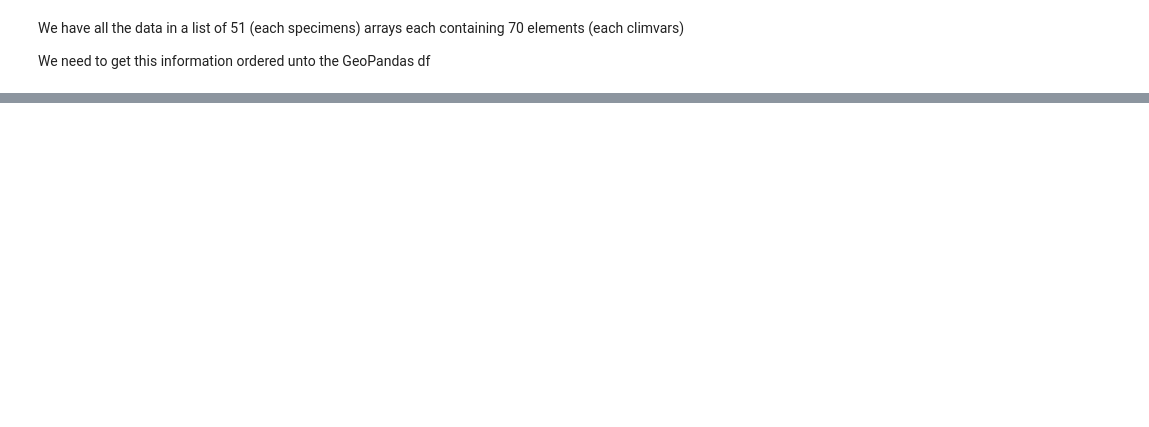
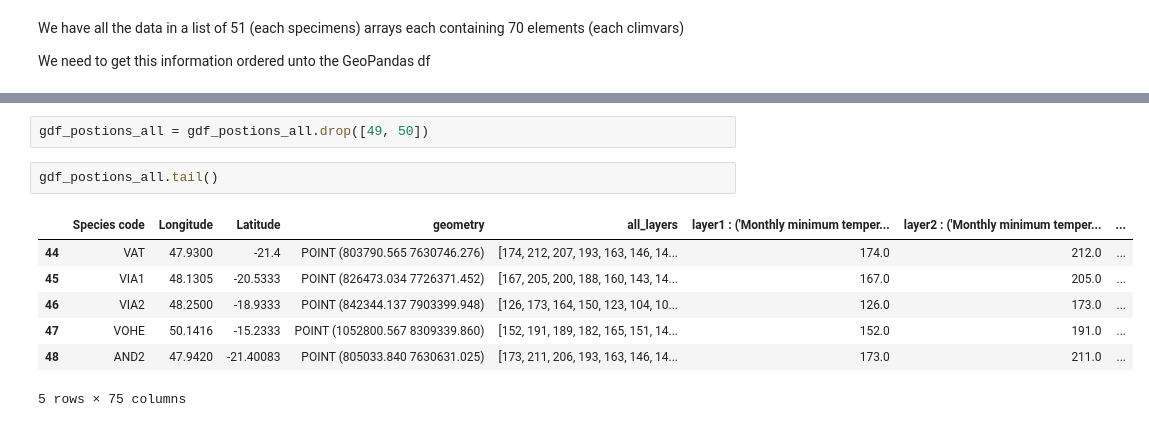
Before and after one commit to tahiri-lab/py_madaclim, a Jupyter notebook: src/data_exploration.ipynb, the cells around one changed output, grey strips where cells are left out. Drawn from its saved outputs; the diff is of its cells as text; blank space fills up the shorter version.

```diff
--- a/src/data_exploration.ipynb
+++ b/src/data_exploration.ipynb
@@ -464,0 +497,12 @@ TODO: FIND A METHOD TO ITERATE OVER ARRAYS AND POPULATE DF
+# %%
+gdf_postions_all = gdf_postions_all.drop([49, 50])
+# %%
+gdf_postions_all.tail()
+# %% [output]
+|  | Species code | Longitude | Latitude | geometry | all_layers | layer1 : ('Monthly minimum temper... | layer2 : ('Monthly minimum temper... | ... |
+| 44 | VAT | 47.9300 | -21.4 | POINT (803790.565 7630746.276) | [174, 212, 207, 193, 163, 146, 14... | 174.0 | 212.0 | ... |
+| 45 | VIA1 | 48.1305 | -20.5333 | POINT (826473.034 7726371.452) | [167, 205, 200, 188, 160, 143, 14... | 167.0 | 205.0 | ... |
+| 46 | VIA2 | 48.2500 | -18.9333 | POINT (842344.137 7903399.948) | [126, 173, 164, 150, 123, 104, 10... | 126.0 | 173.0 | ... |
+| 47 | VOHE | 50.1416 | -15.2333 | POINT (1052800.567 8309339.860) | [152, 191, 189, 182, 165, 151, 14... | 152.0 | 191.0 | ... |
+| 48 | AND2 | 47.9420 | -21.40083 | POINT (805033.840 7630631.025) | [173, 211, 206, 193, 163, 146, 14... | 173.0 | 211.0 | ... |
+5 rows × 75 columns
```
Also changed, not shown: parts of 26 cells of this notebook.
